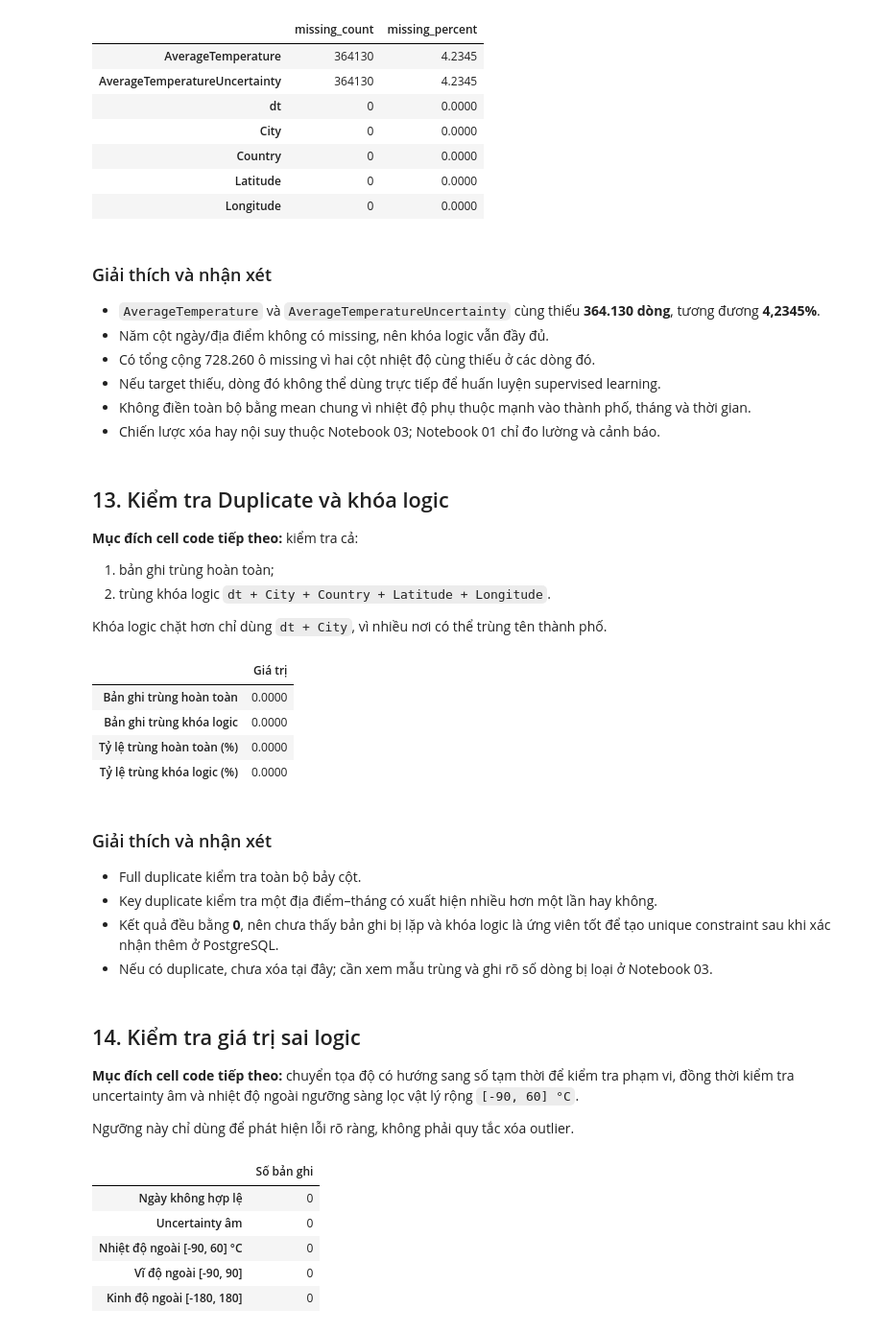
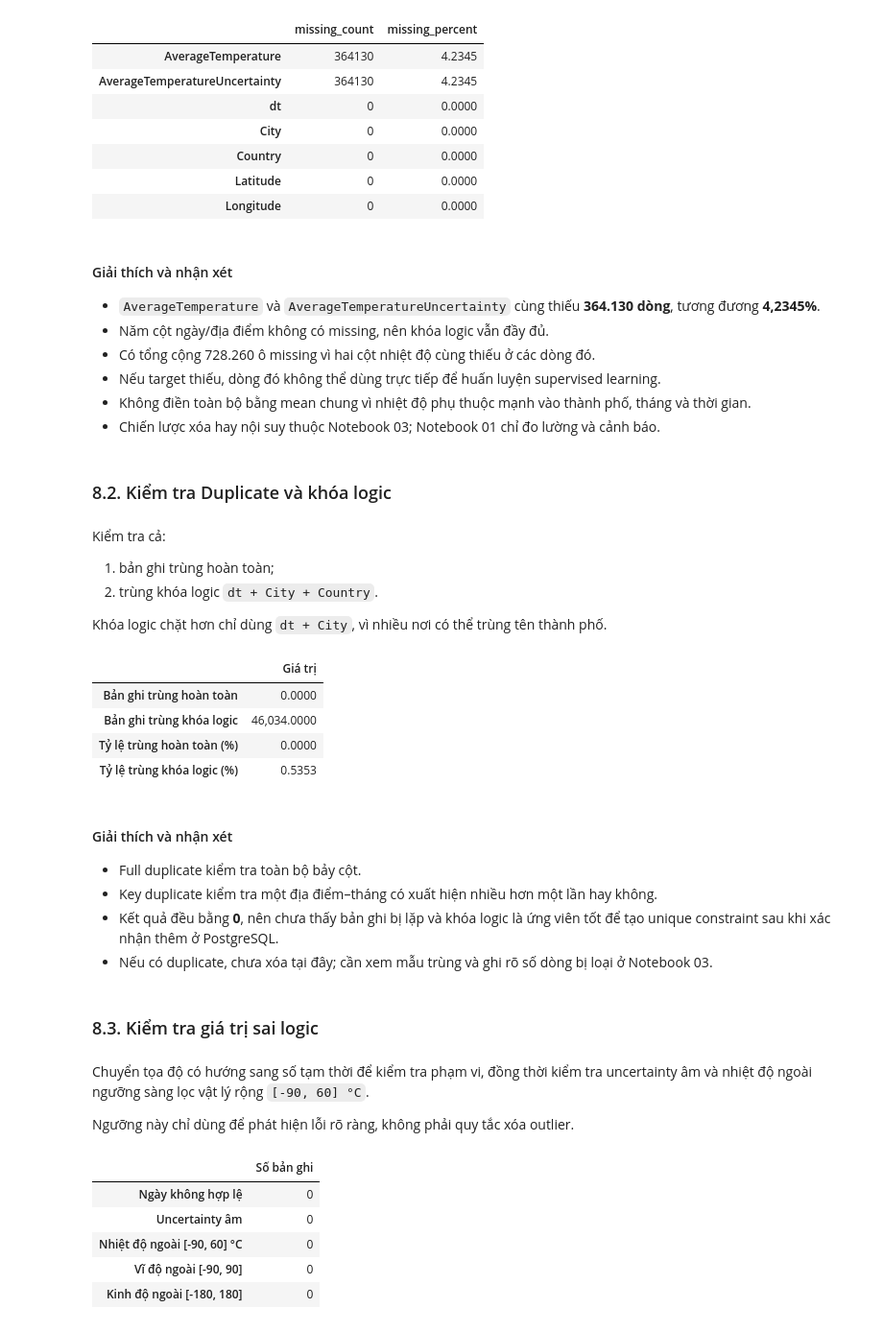
Before and after one commit to Sekaiiii1/Global-Surface-Temperature-Analysis, a Jupyter notebook: notebooks/01_data_understanding.ipynb, the cells around one changed output. Shown at 96% size. Drawn from its saved outputs; the diff is of its cells as text; code cells hidden in the pictures.

```diff
--- a/notebooks/01_data_understanding.ipynb
+++ b/notebooks/01_data_understanding.ipynb
@@ -423,7 +423,7 @@ display(missing_summary)
 | Latitude | 0 | 0.0000 |
 | Longitude | 0 | 0.0000 |
 # %% [markdown]
-### Giải thích và nhận xét
+#### Giải thích và nhận xét
 
 - `AverageTemperature` và `AverageTemperatureUncertainty` cùng thiếu **364.130 dòng**, tương đương **4,2345%**.
 - Năm cột ngày/địa điểm không có missing, nên khóa logic vẫn đầy đủ.
@@ -431,49 +431,49 @@ display(missing_summary)
 - Nếu target thiếu, dòng đó không thể dùng trực tiếp để huấn luyện supervised learning.
 - Không điền toàn bộ bằng mean chung vì nhiệt độ phụ thuộc mạnh vào thành phố, tháng và thời gian.
 - Chiến lược xóa hay nội suy thuộc Notebook 03; Notebook 01 chỉ đo lường và cảnh báo.
+# %% [markdown]
+### 8.2. Kiểm tra Duplicate và khóa logic
 # %% [markdown]
-## 13. Kiểm tra Duplicate và khóa logic
-
-**Mục đích cell code tiếp theo:** kiểm tra cả:
+Kiểm tra cả:
 
 1. bản ghi trùng hoàn toàn;
-2. trùng khóa logic `dt + City + Country + Latitude + Longitude`.
+2. trùng khóa logic `dt + City + Country`.
 
 Khóa logic chặt hơn chỉ dùng `dt + City`, vì nhiều nơi có thể trùng tên thành phố.
 # %%
-logical_key = ["dt", "City", "Country", "Latitude", "Longitude"]
+logical_key = ["dt", "City", "Country"]
 
 full_duplicate_count = int(city_df.duplicated().sum())
 key_duplicate_count = int(city_df.duplicated(subset=logical_key).sum())
 
 duplicate_summary = pd.Series(
     {
         "Bản ghi trùng hoàn toàn": full_duplicate_count,
         "Bản ghi trùng khóa logic": key_duplicate_count,
         "Tỷ lệ trùng hoàn toàn (%)": full_duplicate_count / len(city_df) * 100,
         "Tỷ lệ trùng khóa logic (%)": key_duplicate_count / len(city_df) * 100,
     },
     name="Giá trị",
 )
 
 display(duplicate_summary.to_frame())
 # %% [output]
 |  | Giá trị |
 | Bản ghi trùng hoàn toàn | 0.0000 |
-| Bản ghi trùng khóa logic | 0.0000 |
+| Bản ghi trùng khóa logic | 46,034.0000 |
 | Tỷ lệ trùng hoàn toàn (%) | 0.0000 |
-| Tỷ lệ trùng khóa logic (%) | 0.0000 |
+| Tỷ lệ trùng khóa logic (%) | 0.5353 |
 # %% [markdown]
-### Giải thích và nhận xét
+#### Giải thích và nhận xét
 
 - Full duplicate kiểm tra toàn bộ bảy cột.
 - Key duplicate kiểm tra một địa điểm–tháng có xuất hiện nhiều hơn một lần hay không.
 - Kết quả đều bằng **0**, nên chưa thấy bản ghi bị lặp và khóa logic là ứng viên tốt để tạo unique constraint sau khi xác nhận thêm ở PostgreSQL.
 - Nếu có duplicate, chưa xóa tại đây; cần xem mẫu trùng và ghi rõ số dòng bị loại ở Notebook 03.
+# %% [markdown]
+### 8.3. Kiểm tra giá trị sai logic
 # %% [markdown]
-## 14. Kiểm tra giá trị sai logic
-
-**Mục đích cell code tiếp theo:** chuyển tọa độ có hướng sang số tạm thời để kiểm tra phạm vi, đồng thời kiểm tra uncertainty âm và nhiệt độ ngoài ngưỡng sàng lọc vật lý rộng `[-90, 60] °C`.
+Chuyển tọa độ có hướng sang số tạm thời để kiểm tra phạm vi, đồng thời kiểm tra uncertainty âm và nhiệt độ ngoài ngưỡng sàng lọc vật lý rộng `[-90, 60] °C`.
 
 Ngưỡng này chỉ dùng để phát hiện lỗi rõ ràng, không phải quy tắc xóa outlier.
 # %%
```
Also changed, not shown: parts of 53 cells of this notebook, 1 other file.
